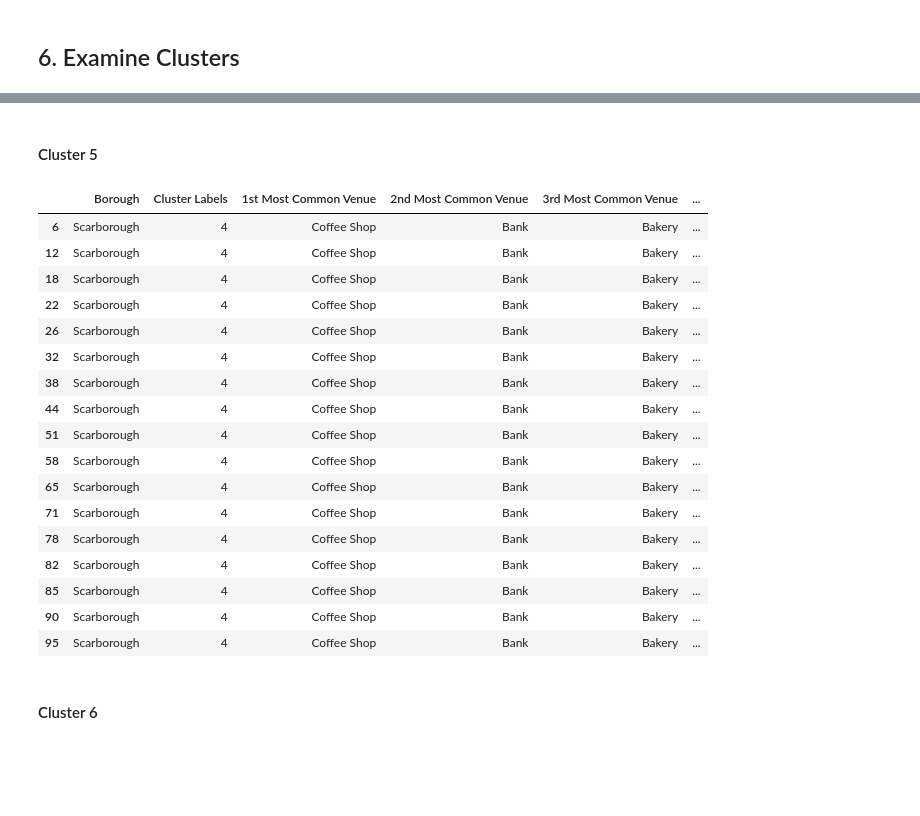
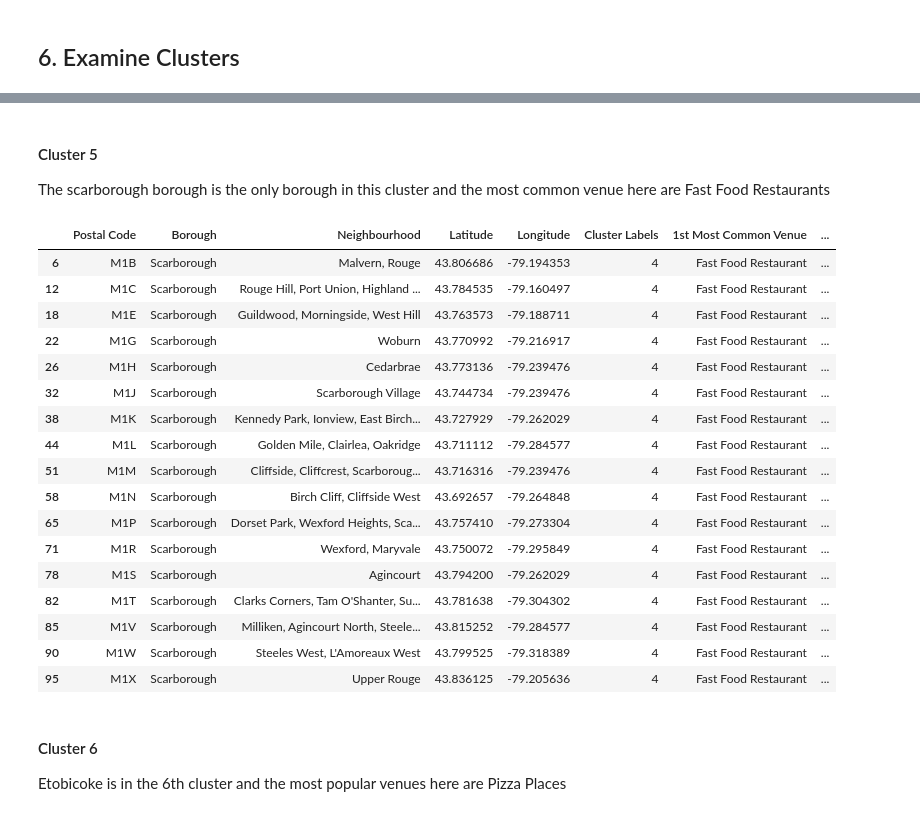
Before and after one commit to BBimie/IBM-Coursera-Capstone, a Jupyter notebook: Clustering Neighborhoods-Toronto.ipynb, the cells around one changed output, grey strips where cells are left out. Cells and saved outputs as stored; diff of their text form; code cells hidden in the pictures; blank space fills up the shorter version.

Commit message:
added toronto csv files

```diff
--- a/Clustering Neighborhoods-Toronto.ipynb
+++ b/Clustering Neighborhoods-Toronto.ipynb
@@ -73,0 +78,3 @@ toronto.head()
+# %%
+toronto = pd.read_csv('toronto_data.csv')
+toronto.head()
@@ -370,5 +400,14 @@ Function to get the venue information from foursquare api, clean the resulting j
 # %%
-def getNearbyVenues(names, latitudes, longitudes, radius=500):
+def getNearbyVenues(names, latitudes, longitudes, radius=500, LIMIT=100):
+    """INPUT:
+            names: borough names
+            latitudes, longtitudes: borough coordinates
+            radius: search distance
+            LIMIT: maximum number of venues to be returned
+
+       OUTPUT:
+            Dataframe containing all the venues in the boroughs that meet the search criteria
+            """
 
     venues_list=[]
     for name, lat, lng in zip(names, latitudes, longitudes):
@@ -704,26 +789,30 @@ toronto_merged.loc[toronto_merged['Cluster Labels'] == 3, toronto_merged.columns
-# %% [markdown]
-#### Cluster 5
+# %% [markdown]
+#### Cluster 5
+
+The scarborough borough is the only borough in this cluster and the most common venue here are Fast Food Restaurants
 # %%
-toronto_merged.loc[toronto_merged['Cluster Labels'] == 4, toronto_merged.columns[[1] + list(range(5, toronto_merged.shape[1]))]]
+toronto_merged.loc[toronto_merged['Cluster Labels'] == 4]
 # %% [output]
-|  | Borough | Cluster Labels | 1st Most Common Venue | 2nd Most Common Venue | 3rd Most Common Venue | ... |
-| 6 | Scarborough | 4 | Coffee Shop | Bank | Bakery | ... |
-| 12 | Scarborough | 4 | Coffee Shop | Bank | Bakery | ... |
-| 18 | Scarborough | 4 | Coffee Shop | Bank | Bakery | ... |
-| 22 | Scarborough | 4 | Coffee Shop | Bank | Bakery | ... |
-| 26 | Scarborough | 4 | Coffee Shop | Bank | Bakery | ... |
-| 32 | Scarborough | 4 | Coffee Shop | Bank | Bakery | ... |
-| 38 | Scarborough | 4 | Coffee Shop | Bank | Bakery | ... |
-| 44 | Scarborough | 4 | Coffee Shop | Bank | Bakery | ... |
-| 51 | Scarborough | 4 | Coffee Shop | Bank | Bakery | ... |
-| 58 | Scarborough | 4 | Coffee Shop | Bank | Bakery | ... |
-| 65 | Scarborough | 4 | Coffee Shop | Bank | Bakery | ... |
-| 71 | Scarborough | 4 | Coffee Shop | Bank | Bakery | ... |
-| 78 | Scarborough | 4 | Coffee Shop | Bank | Bakery | ... |
-| 82 | Scarborough | 4 | Coffee Shop | Bank | Bakery | ... |
-| 85 | Scarborough | 4 | Coffee Shop | Bank | Bakery | ... |
-| 90 | Scarborough | 4 | Coffee Shop | Bank | Bakery | ... |
-| 95 | Scarborough | 4 | Coffee Shop | Bank | Bakery | ... |
+|  | Postal Code | Borough | Neighbourhood | Latitude | Longitude | Cluster Labels | 1st Most Common Venue | ... |
+| 6 | M1B | Scarborough | Malvern, Rouge | 43.806686 | -79.194353 | 4 | Fast Food Restaurant | ... |
+| 12 | M1C | Scarborough | Rouge Hill, Port Union, Highland ... | 43.784535 | -79.160497 | 4 | Fast Food Restaurant | ... |
+| 18 | M1E | Scarborough | Guildwood, Morningside, West Hill | 43.763573 | -79.188711 | 4 | Fast Food Restaurant | ... |
+| 22 | M1G | Scarborough | Woburn | 43.770992 | -79.216917 | 4 | Fast Food Restaurant | ... |
+| 26 | M1H | Scarborough | Cedarbrae | 43.773136 | -79.239476 | 4 | Fast Food Restaurant | ... |
+| 32 | M1J | Scarborough | Scarborough Village | 43.744734 | -79.239476 | 4 | Fast Food Restaurant | ... |
+| 38 | M1K | Scarborough | Kennedy Park, Ionview, East Birch... | 43.727929 | -79.262029 | 4 | Fast Food Restaurant | ... |
+| 44 | M1L | Scarborough | Golden Mile, Clairlea, Oakridge | 43.711112 | -79.284577 | 4 | Fast Food Restaurant | ... |
+| 51 | M1M | Scarborough | Cliffside, Cliffcrest, Scarboroug... | 43.716316 | -79.239476 | 4 | Fast Food Restaurant | ... |
+| 58 | M1N | Scarborough | Birch Cliff, Cliffside West | 43.692657 | -79.264848 | 4 | Fast Food Restaurant | ... |
+| 65 | M1P | Scarborough | Dorset Park, Wexford Heights, Sca... | 43.757410 | -79.273304 | 4 | Fast Food Restaurant | ... |
+| 71 | M1R | Scarborough | Wexford, Maryvale | 43.750072 | -79.295849 | 4 | Fast Food Restaurant | ... |
+| 78 | M1S | Scarborough | Agincourt | 43.794200 | -79.262029 | 4 | Fast Food Restaurant | ... |
+| 82 | M1T | Scarborough | Clarks Corners, Tam O'Shanter, Su... | 43.781638 | -79.304302 | 4 | Fast Food Restaurant | ... |
+| 85 | M1V | Scarborough | Milliken, Agincourt North, Steele... | 43.815252 | -79.284577 | 4 | Fast Food Restaurant | ... |
+| 90 | M1W | Scarborough | Steeles West, L'Amoreaux West | 43.799525 | -79.318389 | 4 | Fast Food Restaurant | ... |
+| 95 | M1X | Scarborough | Upper Rouge | 43.836125 | -79.205636 | 4 | Fast Food Restaurant | ... |
-# %% [markdown]
-#### Cluster 6
+# %% [markdown]
+#### Cluster 6
+
+Etobicoke is in the 6th cluster and the most popular venues here are Pizza Places
 # %%
```
Also changed, not shown: parts of 45 cells of this notebook, 1 other file.
